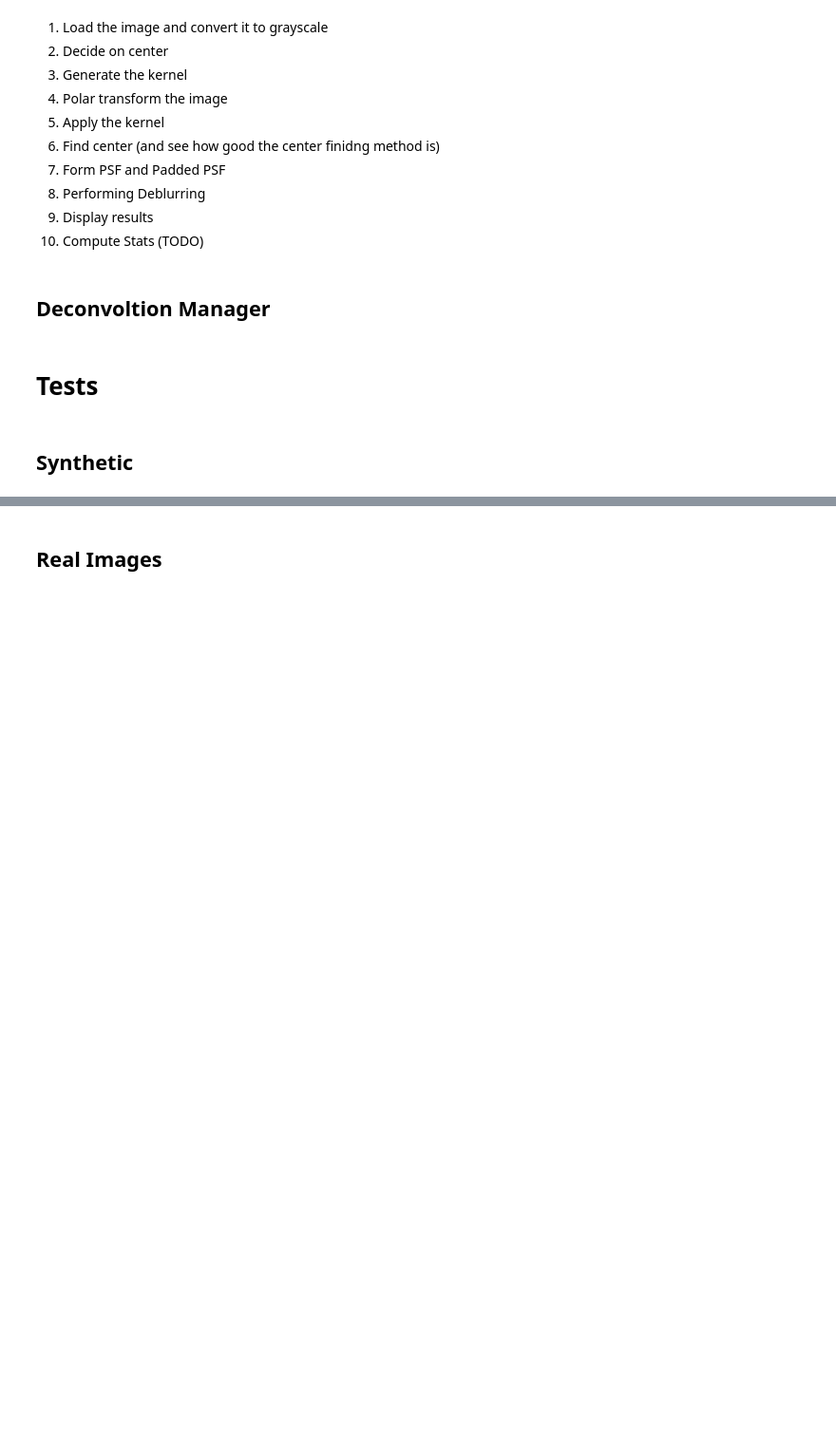
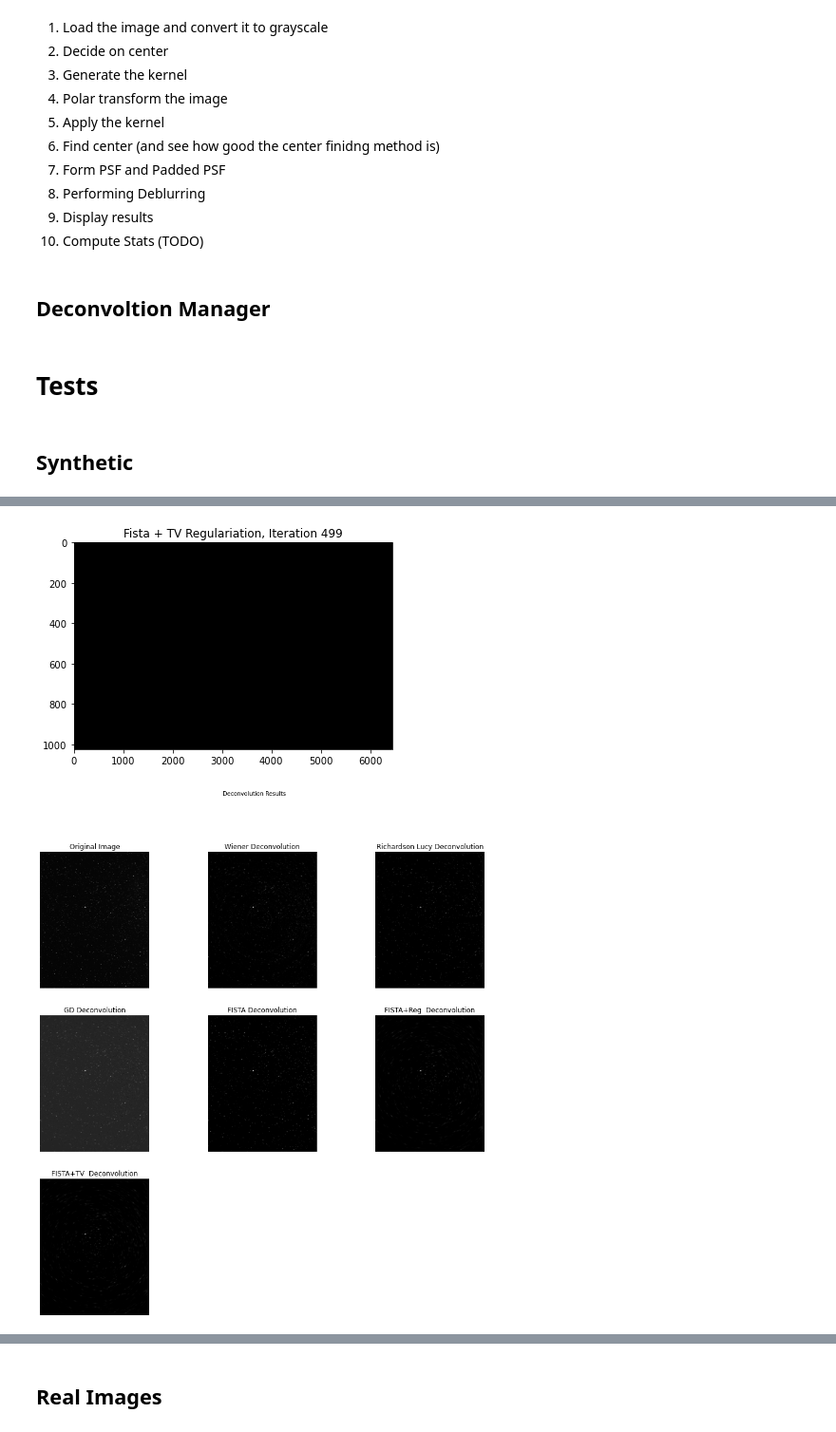
Before and after one commit to GSNikhil/star-trail-removal, a Jupyter notebook: Notebooks/main.ipynb, the cells around one changed output, grey strips where cells are left out. Shown at 95% size. Drawn from its saved outputs; the diff is of its cells as text; code cells hidden in the pictures; blank space fills up the shorter version.

```diff
--- a/Notebooks/main.ipynb
+++ b/Notebooks/main.ipynb
@@ -704,7 +706,10 @@ polar_img, psf, pad_psf, center, img = preprocessing_synthetic_images("real/star
 # %%
-recon_images = perform_deconvolution(polar_img, psf, pad_psf, center, img, iterations=5000)
+recon_images = perform_deconvolution(polar_img, psf, pad_psf, center, img, iterations=500)
 save_images(recon_images, res_path)
 compute_stats(img, recon_images, res_path)
+# %% [output]
+[figure, added]
+[figure, added]
 # %%
 res_path = "results/synth_15deg/"
 polar_img, psf, pad_psf, center, img = preprocessing_synthetic_images("real/stars3.jpg", th=0.2, deg=15, center=(400, 320))
```
Also changed, not shown: parts of 17 cells of this notebook.
